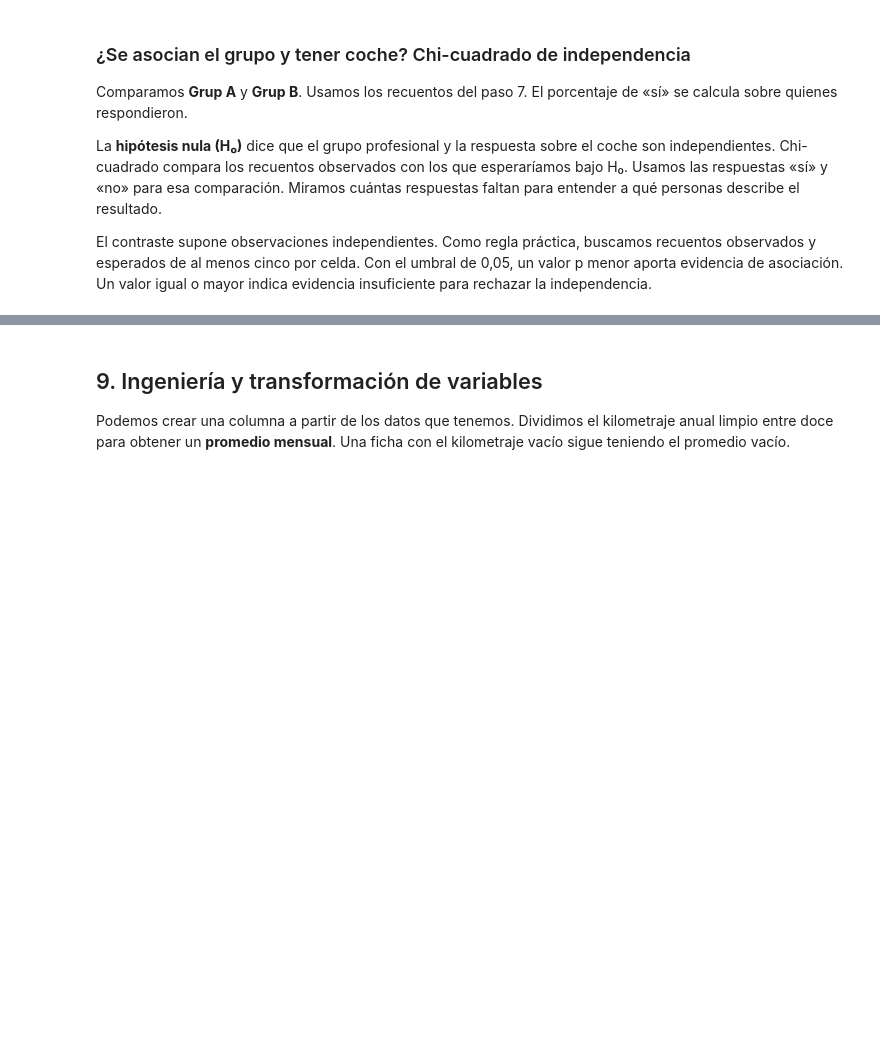
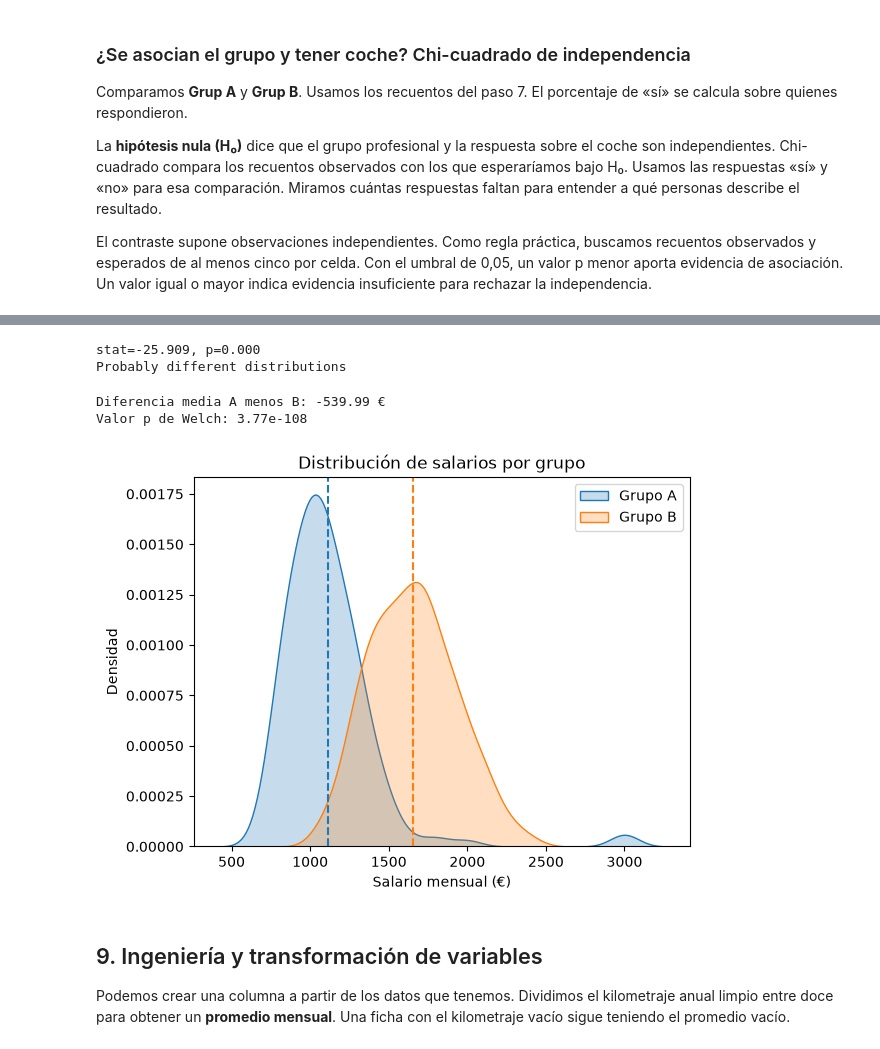
Before and after one commit to alanaolivieri/big_data_course, a Jupyter notebook: PySpark/notebooks/08_data_preparation_and_analysis.ipynb, the cells around one changed output, grey strips where cells are left out. Saved outputs shown, nothing was run; the diff lists cells and outputs as text; code cells hidden in the pictures; blank space fills up the shorter version.

```diff
--- a/PySpark/notebooks/08_data_preparation_and_analysis.ipynb
+++ b/PySpark/notebooks/08_data_preparation_and_analysis.ipynb
@@ -254,9 +697,33 @@ El contraste de **Welch** plantea que los dos grupos tienen la misma media pobla
+# %%
+salarios_b = base.loc[base['grupo'] == 'Grup B', 'salario_eur'].dropna()
+stat_ttest, p_ttest = ttest_ind(salarios_a, salarios_b)
+print('stat=%.3f, p=%.3f' % (stat_ttest, p_ttest))
+if p_ttest > 0.05:
+	print('Probably the same distribution')
+else:
+	print('Probably different distributions')
+# %% [output]
+stat=-25.909, p=0.000
+Probably different distributions
 # %%
-salarios_b = base.loc[base['grupo'] == 'Grup B', 'salario_eur'].dropna()
-welch = stats.ttest_ind(salarios_a, salarios_b, equal_var=False)
-
 print(f'Diferencia media A menos B: {salarios_a.mean() - salarios_b.mean():.2f} €')
-print(f'Valor p de Welch: {welch.pvalue:.3g}')
+print(f'Valor p de Welch: {p_ttest:.3g}')
+# %% [output]
+Diferencia media A menos B: -539.99 €
+Valor p de Welch: 3.77e-108
+# %%
+sns.kdeplot(salarios_a, label='Grupo A', fill=True, alpha=0.25)
+sns.kdeplot(salarios_b, label='Grupo B', fill=True, alpha=0.25)
+
+plt.title('Distribución de salarios por grupo')
+plt.xlabel('Salario mensual (€)')
+plt.ylabel('Densidad')
+plt.legend()
+plt.axvline(salarios_a.mean(), color='C0', linestyle='--')
+plt.axvline(salarios_b.mean(), color='C1', linestyle='--')
+plt.show()
+# %% [output]
+[figure, added]
 # %% [markdown]
 ## 9. Ingeniería y transformación de variables
 
```
Also changed, not shown: parts of 60 cells of this notebook.
